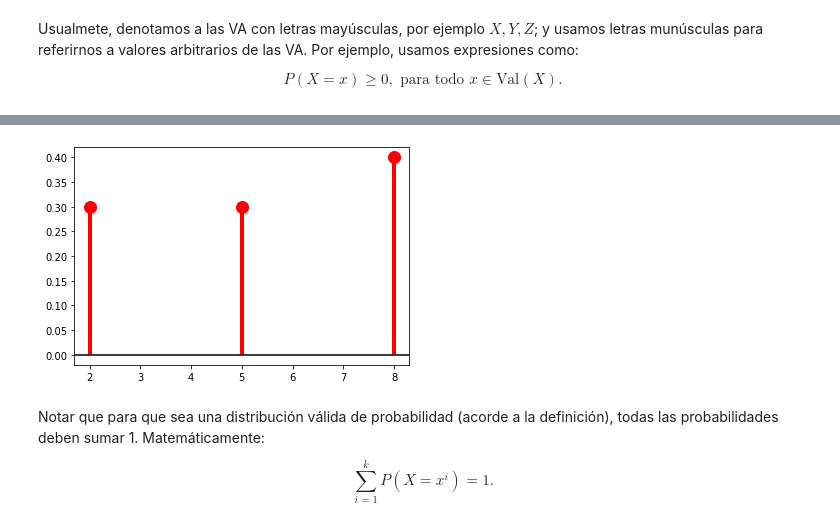
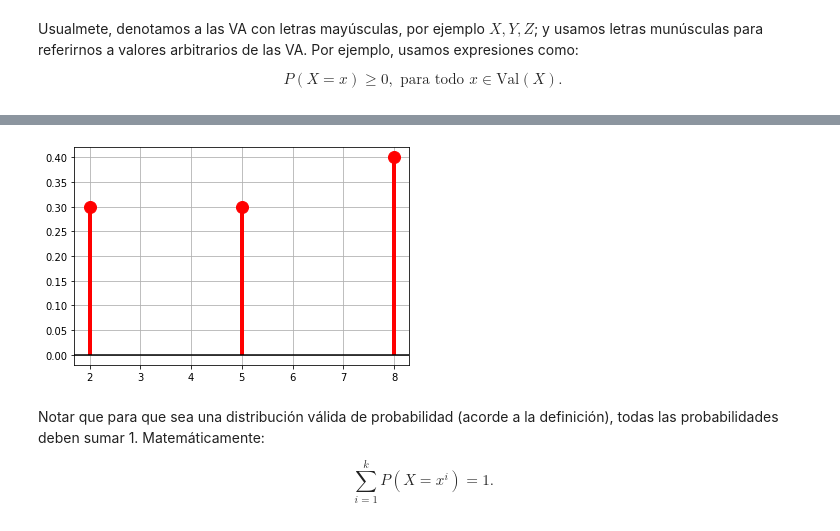
Before and after one commit to luismaria8992ramirez/mebo2021, a Jupyter notebook: modulo1/tema2/1_recorderis_proba.ipynb, the cells around one changed output, grey strips where cells are left out. Drawn from its saved outputs; the diff is of its cells as text; code cells hidden in the pictures.

```diff
--- a/modulo1/tema2/1_recorderis_proba.ipynb
+++ b/modulo1/tema2/1_recorderis_proba.ipynb
@@ -250,12 +250,13 @@ X = stats.rv_discrete(name="X", values=(xk, pk))
 # %%
 # Grafico
 fig, ax = plt.subplots(1, 1)
 ax.plot(xk, X.pmf(xk), 'ro', ms=12)
 ax.vlines(xk, 0, X.pmf(xk), colors='r', lw=4)
 ax.axhline(y=0, color='k')
+ax.grid()
 plt.show()
 # %% [output]
-[figure, old version]
+[figure, new version]
 # %% [markdown]
 Notar que para que sea una distribución válida de probabilidad (acorde a la definición), todas las probabilidades deben sumar 1. Matemáticamente:
 
```
Also changed, not shown: parts of 2 cells of this notebook, 1 other file.
